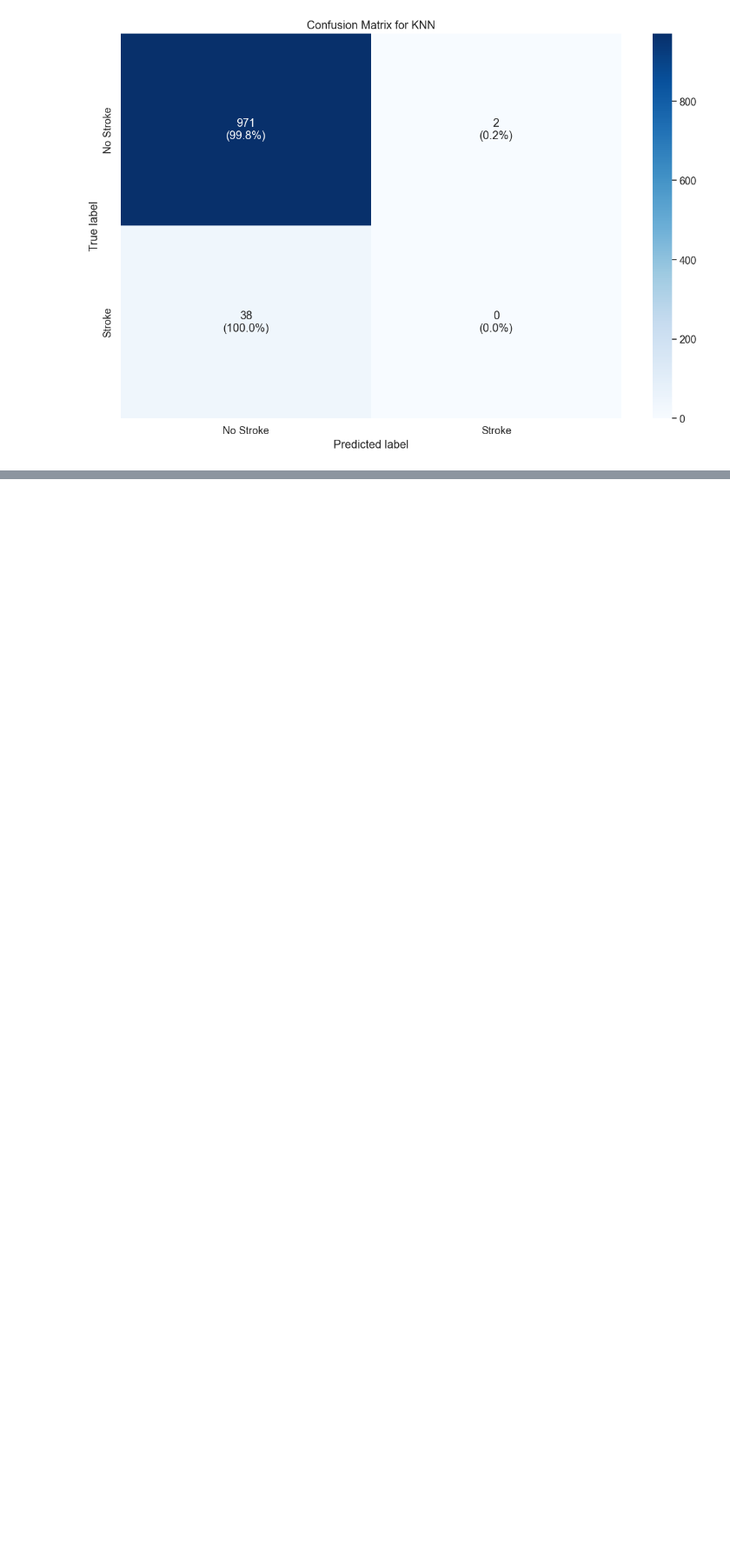
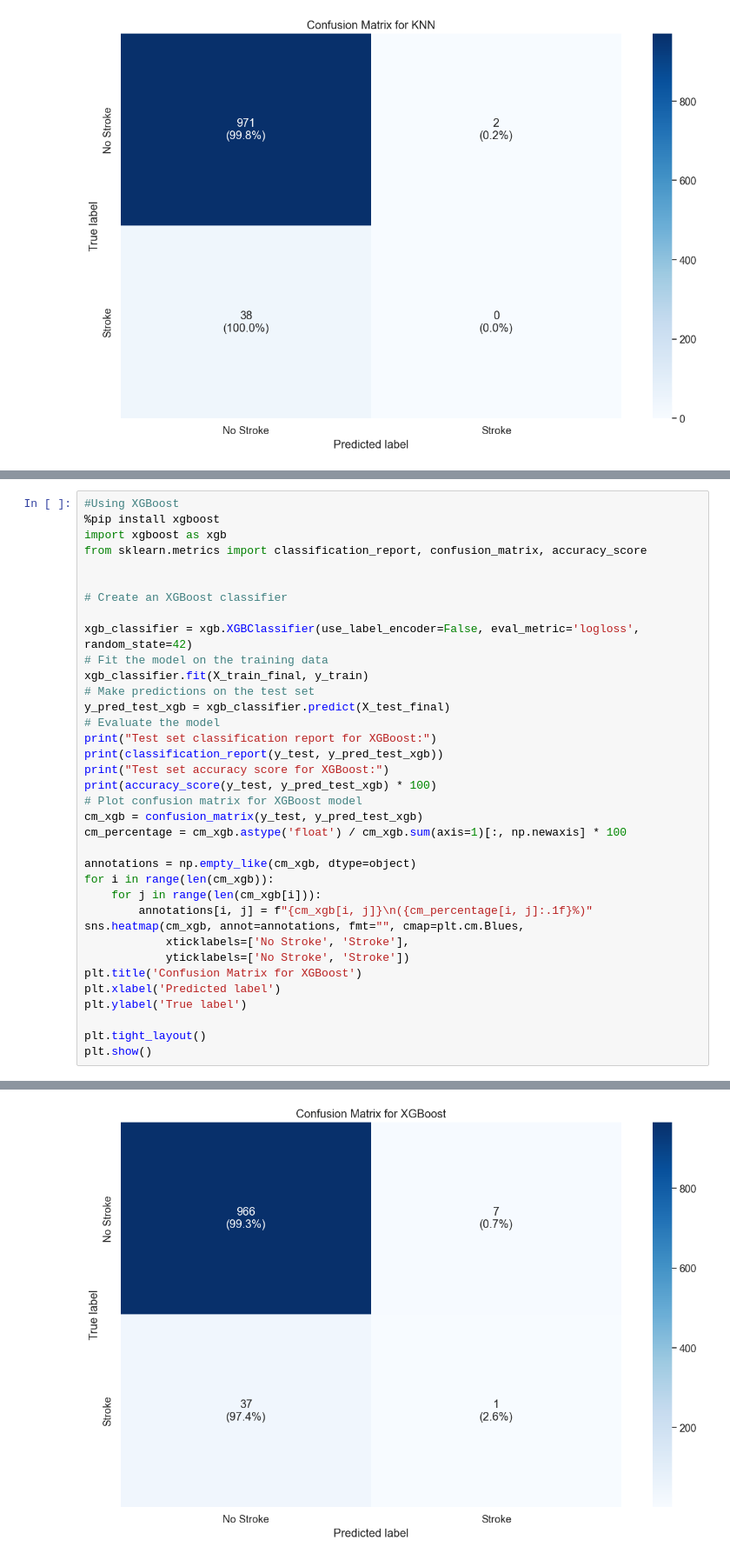
Before and after one commit to marwannour1/stroke_prediction, a Jupyter notebook: main.ipynb, the cells around one changed output, grey strips where cells are left out. Shown at 87% size. Drawn from its saved outputs; the diff is of its cells as text; blank space fills up the shorter version.

```diff
--- a/main.ipynb
+++ b/main.ipynb
@@ -1988,0 +2091,37 @@ Test set accuracy score for KNN:
+# %%
+#Using XGBoost
+%pip install xgboost
+import xgboost as xgb
+from sklearn.metrics import classification_report, confusion_matrix, accuracy_score
+
+
+# Create an XGBoost classifier
+
+xgb_classifier = xgb.XGBClassifier(use_label_encoder=False, eval_metric='logloss', random_state=42)
+# Fit the model on the training data
+xgb_classifier.fit(X_train_final, y_train)
+# Make predictions on the test set
+y_pred_test_xgb = xgb_classifier.predict(X_test_final)
+# Evaluate the model
+print("Test set classification report for XGBoost:")
+print(classification_report(y_test, y_pred_test_xgb))
+print("Test set accuracy score for XGBoost:")
+print(accuracy_score(y_test, y_pred_test_xgb) * 100)
+# Plot confusion matrix for XGBoost model
+cm_xgb = confusion_matrix(y_test, y_pred_test_xgb)
+cm_percentage = cm_xgb.astype('float') / cm_xgb.sum(axis=1)[:, np.newaxis] * 100
+
+annotations = np.empty_like(cm_xgb, dtype=object)
+for i in range(len(cm_xgb)):
+    for j in range(len(cm_xgb[i])):
+        annotations[i, j] = f"{cm_xgb[i, j]}\n({cm_percentage[i, j]:.1f}%)"
+sns.heatmap(cm_xgb, annot=annotations, fmt="", cmap=plt.cm.Blues,
+            xticklabels=['No Stroke', 'Stroke'],
+            yticklabels=['No Stroke', 'Stroke'])
+plt.title('Confusion Matrix for XGBoost')
+plt.xlabel('Predicted label')
+plt.ylabel('True label')
+
+plt.tight_layout()
+plt.show()
+# %% [output]
@@ -1988,0 +2151 @@ Test set accuracy score for KNN:
+[figure, added]
```
Also changed, not shown: parts of 10 cells of this notebook.
